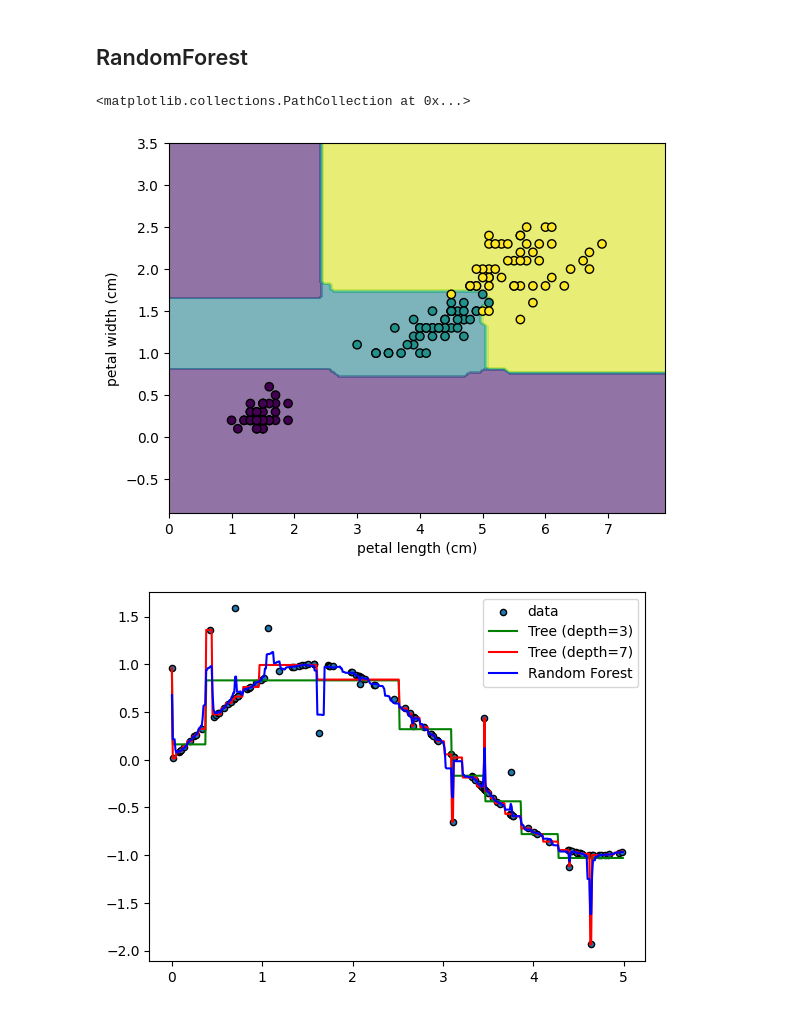
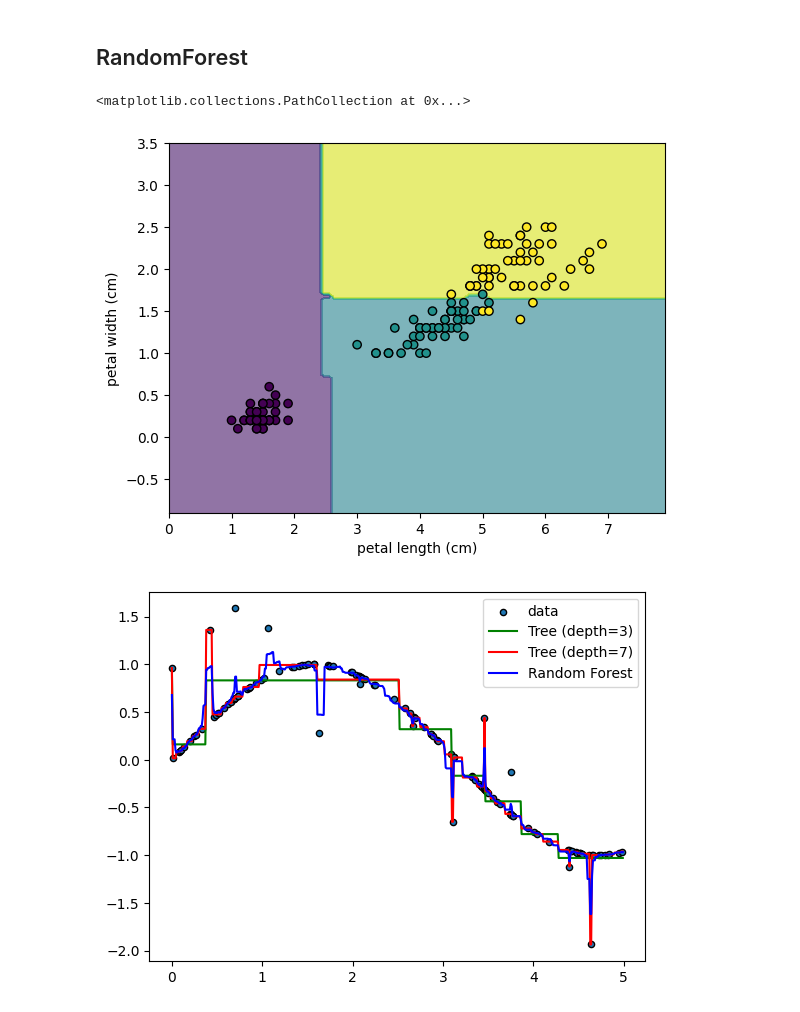
Before and after one commit to alexander-mirea/ML2025, a Jupyter notebook: Практика 6/Практика 6.ipynb, the cells around one changed output. Cells and saved outputs as stored; diff of their text form; code cells hidden in the pictures.

```diff
--- a/Практика 6/Практика 6.ipynb
+++ b/Практика 6/Практика 6.ipynb
@@ -21,29 +21,29 @@ iris = load_iris()
 # %%
 from sklearn.ensemble import RandomForestRegressor, RandomForestClassifier
 from sklearn.inspection import DecisionBoundaryDisplay
 from sklearn.tree import DecisionTreeClassifier, DecisionTreeRegressor
 #позволяет визуализировать границы принятия решений обученной модели с указанной цветовой картой
 
 X = iris.data[:, 2:4]
 
-rf = RandomForestClassifier(n_estimators=50, max_depth=4).fit(X, iris.target)
+rf = RandomForestClassifier(n_estimators=5, max_depth=4).fit(X, iris.target)
 
 fig, ax = plt.subplots()
 disp = DecisionBoundaryDisplay.from_estimator(
     rf,
     X,
     response_method="predict",
     alpha=0.6,
     ax=ax,
     xlabel=iris.feature_names[2],
     ylabel=iris.feature_names[3],
     cmap='viridis'
 )
 
 disp.ax_.scatter(iris.data[:, 2], iris.data[:, 3], c=iris.target, edgecolor="black")
 # %% [output]
 <matplotlib.collections.PathCollection at 0x...>
-[figure, old version]
+[figure, new version]
 # %%
 rng = np.random.RandomState(1)
 
```
Also changed, not shown: parts of 16 cells of this notebook.
